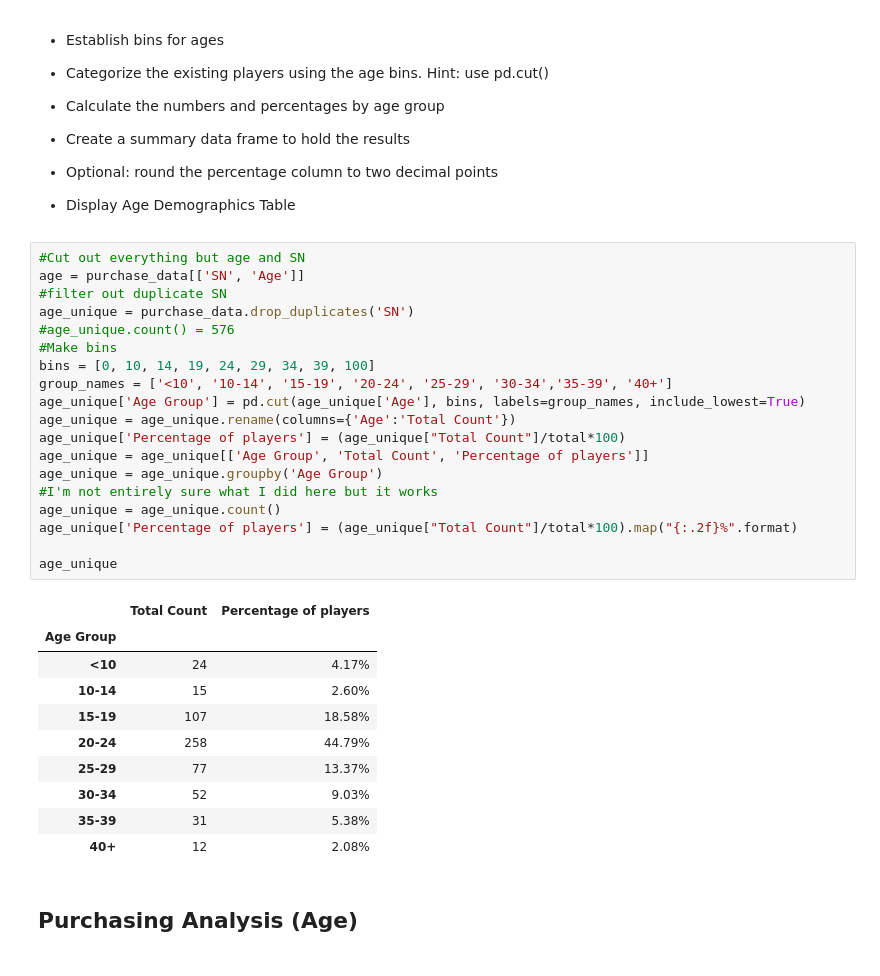
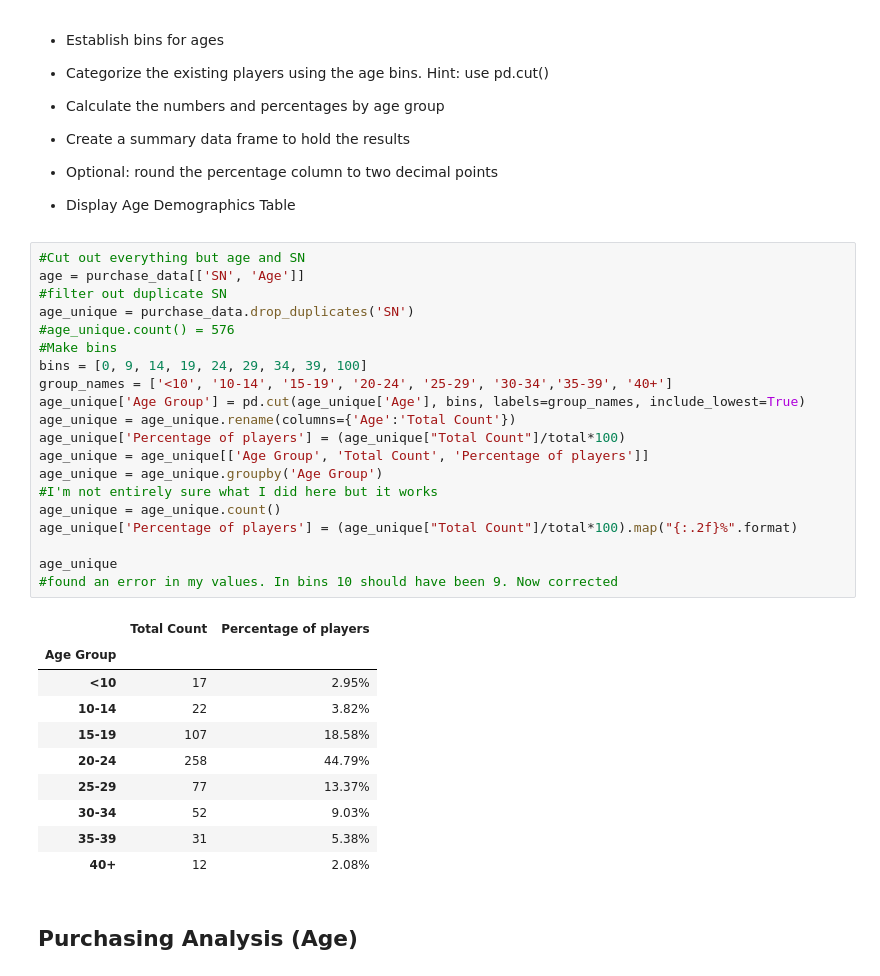
Before and after one commit to JonZagorski/pandas-challenge-, a Jupyter notebook: HeroesOfPymoli/HeroesOfPymoli_starter.ipynb, the cells around one changed output. Saved outputs shown, nothing was run; the diff lists cells and outputs as text.

```diff
--- a/HeroesOfPymoli/HeroesOfPymoli_starter.ipynb
+++ b/HeroesOfPymoli/HeroesOfPymoli_starter.ipynb
@@ -152,27 +152,28 @@ purchases_by_gender
 # %%
 #Cut out everything but age and SN
 age = purchase_data[['SN', 'Age']]
 #filter out duplicate SN
 age_unique = purchase_data.drop_duplicates('SN')
 #age_unique.count() = 576
 #Make bins
-bins = [0, 10, 14, 19, 24, 29, 34, 39, 100]
+bins = [0, 9, 14, 19, 24, 29, 34, 39, 100]
 group_names = ['<10', '10-14', '15-19', '20-24', '25-29', '30-34','35-39', '40+']
 age_unique['Age Group'] = pd.cut(age_unique['Age'], bins, labels=group_names, include_lowest=True)
 age_unique = age_unique.rename(columns={'Age':'Total Count'})
 age_unique['Percentage of players'] = (age_unique["Total Count"]/total*100)
 age_unique = age_unique[['Age Group', 'Total Count', 'Percentage of players']]
 age_unique = age_unique.groupby('Age Group')
 #I'm not entirely sure what I did here but it works
 age_unique = age_unique.count()
 age_unique['Percentage of players'] = (age_unique["Total Count"]/total*100).map("{:.2f}%".format)
 
 age_unique
+#found an error in my values. In bins 10 should have been 9. Now corrected
 # %% [output]
 |  | Total Count | Percentage of players |
 | Age Group |  |  |
-| <10 | 24 | 4.17% |
-| 10-14 | 15 | 2.60% |
+| <10 | 17 | 2.95% |
+| 10-14 | 22 | 3.82% |
 | 15-19 | 107 | 18.58% |
 | 20-24 | 258 | 44.79% |
 | 25-29 | 77 | 13.37% |
```
Also changed, not shown: parts of 2 cells of this notebook.
